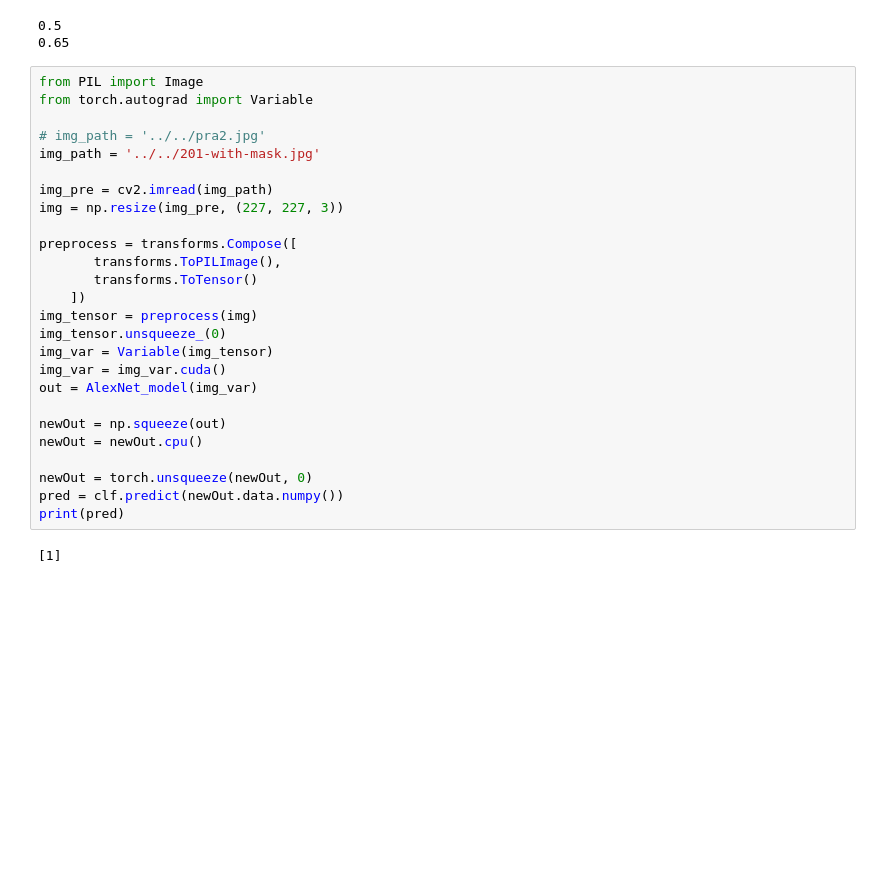
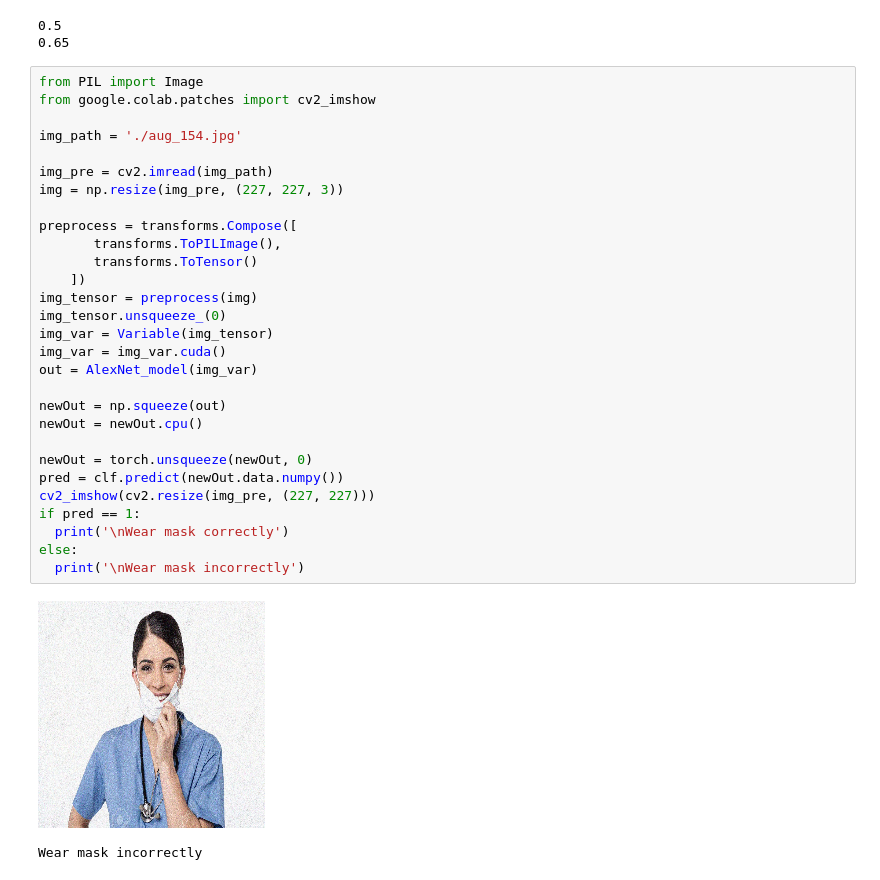
Before and after one commit to vieduy/CS114.K21, a Jupyter notebook: face_mask_correctly.ipynb, the cells around one changed output. Saved outputs shown, nothing was run; the diff lists cells and outputs as text; blank space fills up the shorter version.

```diff
--- a/face_mask_correctly.ipynb
+++ b/face_mask_correctly.ipynb
@@ -344,29 +330,33 @@ plt.show()
 0.65
 # %%
 from PIL import Image
-from torch.autograd import Variable
+from google.colab.patches import cv2_imshow
 
-# img_path = '../../pra2.jpg'
-img_path = '../../201-with-mask.jpg'
+img_path = './aug_154.jpg'
 
 img_pre = cv2.imread(img_path)
 img = np.resize(img_pre, (227, 227, 3))
 
 preprocess = transforms.Compose([
        transforms.ToPILImage(),
        transforms.ToTensor()
     ])
 img_tensor = preprocess(img)
 img_tensor.unsqueeze_(0)
 img_var = Variable(img_tensor)
 img_var = img_var.cuda()
 out = AlexNet_model(img_var)
 
 newOut = np.squeeze(out)
 newOut = newOut.cpu()
 
 newOut = torch.unsqueeze(newOut, 0)
 pred = clf.predict(newOut.data.numpy())
-print(pred)
+cv2_imshow(cv2.resize(img_pre, (227, 227)))
+if pred == 1:
+  print('\nWear mask correctly')
+else:
+  print('\nWear mask incorrectly')
 # %% [output]
+[figure, added]
-[1]
+Wear mask incorrectly
```
Also changed, not shown: parts of 13 cells of this notebook.
